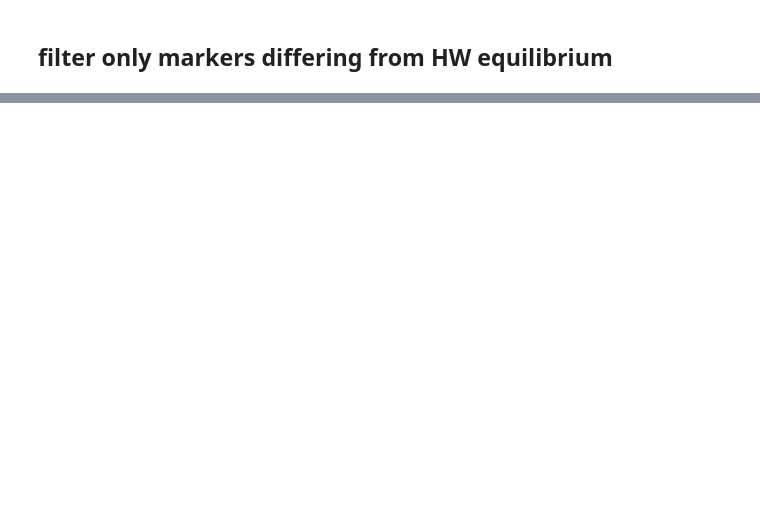
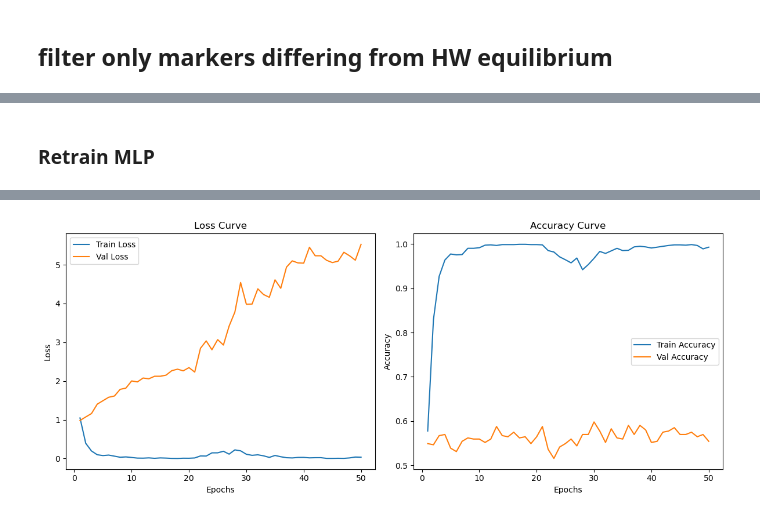
Before and after one commit to henrysun9074/gsAI, a Jupyter notebook: HWEfilter.ipynb, the cells around one changed output, grey strips where cells are left out. Cells and saved outputs as stored; diff of their text form; code cells hidden in the pictures; blank space fills up the shorter version.

```diff
--- a/HWEfilter.ipynb
+++ b/HWEfilter.ipynb
@@ -67,4 +65,4 @@ df
 # %%
-df = pd.read_csv("MeanImputedScaledData.csv")
 df = df[[col for col in df.columns if col in marker_list]]
+df["Status"] = result["Status"]
 df
@@ -70,0 +89,2 @@ df
+# %% [markdown]
+### Retrain MLP
@@ -70,0 +110,30 @@ df
+# %%
+import torch
+import torch.nn as nn
+import torch.optim as optim
+import torch.nn.functional as F
+from torch.utils.data import DataLoader, TensorDataset
+# Use GPU if available
+device = torch.device("cuda" if torch.cuda.is_available() else "cpu")
+# %%
+class SimpleMLP(nn.Module):
+    def __init__(self, input_dim):
+        super(SimpleMLP, self).__init__()
+
+        self.fc1 = nn.Linear(input_dim, 256)
+        # self.bn1 = nn.BatchNorm1d(256)
+        self.dropout1 = nn.Dropout(0.3)
+
+        # self.fc2 = nn.Linear(256, 64)
+        # # self.bn2 = nn.BatchNorm1d(64)
+        # self.dropout2 = nn.Dropout(0.3)
+
+        self.fc3 = nn.Linear(256, 2)
+
+    def forward(self, x):
+        x = F.relu(self.fc1(x))
+        # x = F.relu(self.bn1(self.fc1(x)))
+        x = self.dropout1(x)
+        # x = F.relu(self.fc2(x))
+        # x = self.dropout2(x)
+        return self.fc3(x)
@@ -70,0 +228,9 @@ df
+# %%
+X_train, X_test, y_train, y_test = train_test_split(X, y, test_size=0.2, stratify=y, random_state=42)
+X_train_split, X_val, y_train_split, y_val = train_test_split(X_train, y_train, test_size=0.2, stratify=y_train, random_state=42)
+
+model, history = train_model(X_train_split, y_train_split, input_dim=X.shape[1], X_val=X_val, y_val=y_val, epochs=50)
+# model.load_state_dict(torch.load("best_model.pth"))
+evaluate_model(model, X_test, y_test)
+plot_history(history)
+# %% [output]
@@ -70,0 +254 @@ df
+[figure, added]
```
Also changed, not shown: parts of 9 cells of this notebook, 1 other file.
